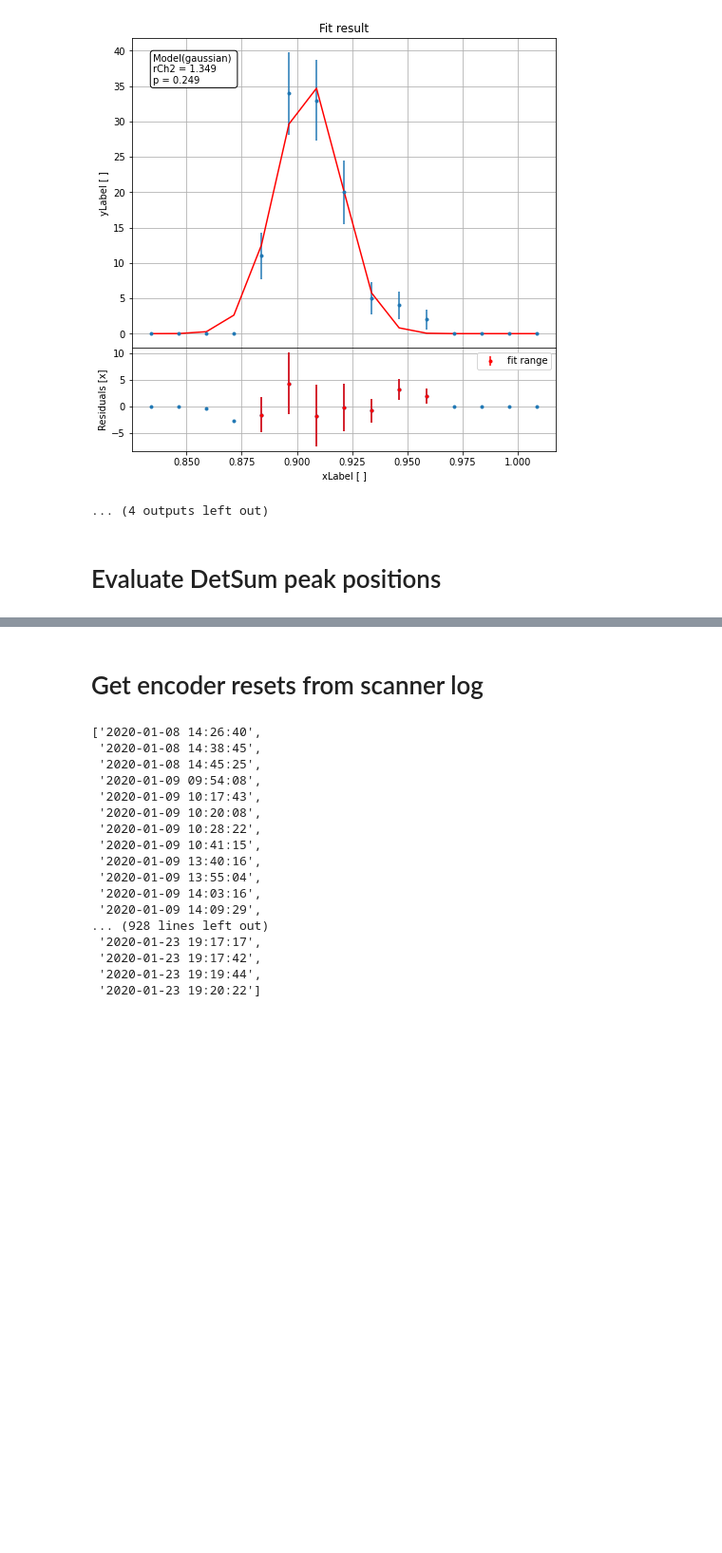
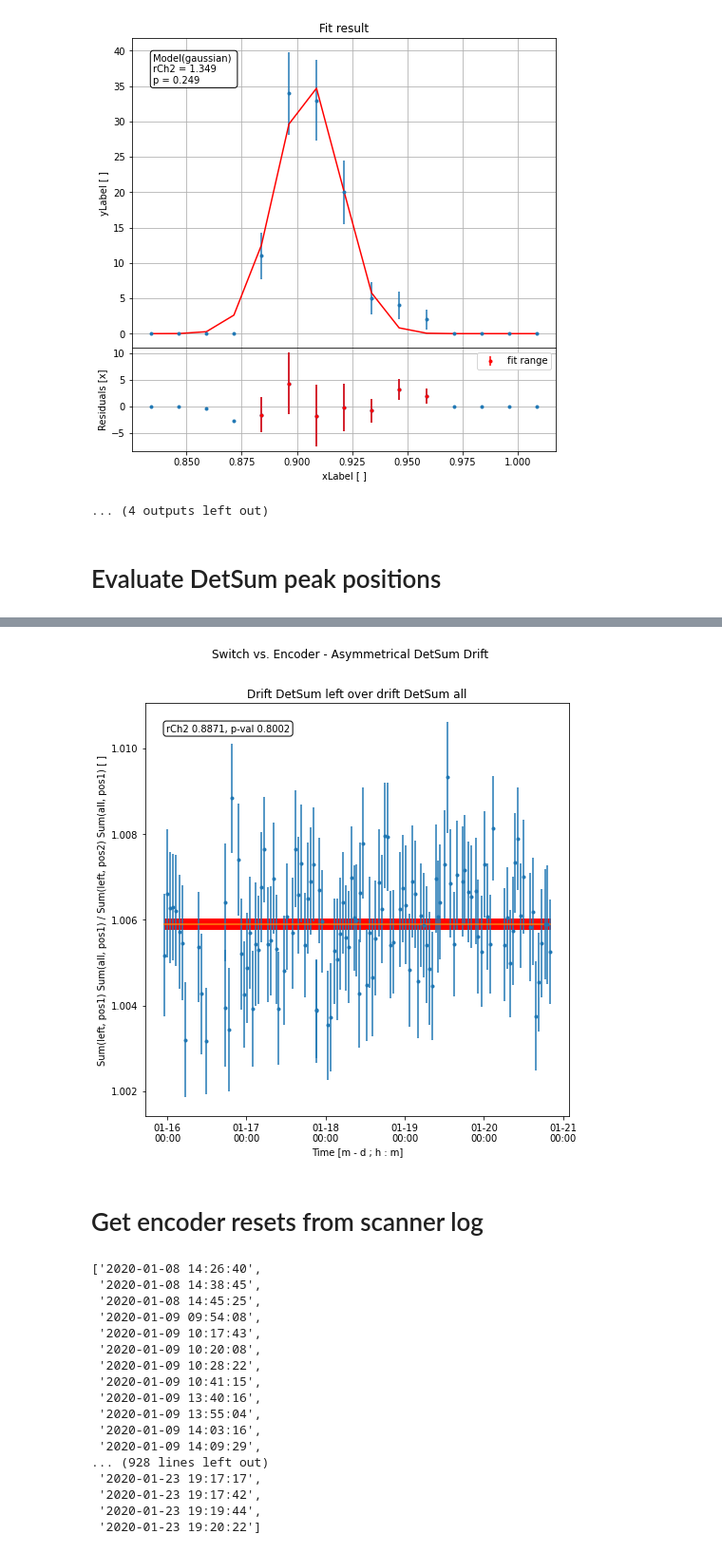
Before and after one commit to maxlampe/panter, a Jupyter notebook: panter/application/sndrift_diffpos.ipynb, the cells around one changed output, grey strips where cells are left out. Shown at 95% size. Saved outputs shown, nothing was run; the diff lists cells and outputs as text; code cells hidden in the pictures; blank space fills up the shorter version.

```diff
--- a/panter/application/sndrift_diffpos.ipynb
+++ b/panter/application/sndrift_diffpos.ipynb
@@ -693,3 +722,64 @@ plt.show()
+# %%
+fig, axs = plt.subplots(1, 1, figsize=(8, 8))
+fig.suptitle("Switch vs. Encoder - Asymmetrical DetSum Drift")
+
+dates_plotS = [datetime.datetime.fromtimestamp(t) for t in timeS_selec.apply(pd.Series)[0].to_numpy()]
+fitsettings = pol0
+
+for pmt in range(1):
+
+    det_left_p = rel_peaksS_selec.apply(pd.Series)[pmt].to_numpy()
+    det_0_p = rel_peaksS.apply(pd.Series)[pmt].to_numpy()
+    det_left_err = rel_peaksS_err_selec.apply(pd.Series)[pmt].to_numpy()
+    det_0_err = rel_peaksS_err.apply(pd.Series)[pmt].to_numpy()
+
+    df = pd.DataFrame(
+        {
+        "x": dates_plotS,
+        "y": det_left_p / det_0_p,
+        "err": np.sqrt( (det_left_err / det_0_p) ** 2 + (det_0_err * det_left_p / det_0_p ** 2) ** 2 ),
+        }
+    )
+
+    dofitclass = eP.DoFit(df)
+    dofitclass.setup(fitsettings)
+    dofitclass.set_bool("boutput", False)
+    dofitclass.fit()
+
+    fit_results = dofitclass.ret_results()
+    c0 = fit_results.params["c0"].value
+    c0_e = fit_results.params["c0"].stderr
+    # c1 = fit_results.params["c1"].value
+    # c1_e = fit_results.params["c1"].stderr
+
+    xfmt = md.DateFormatter("%m-%d\n%H:%M")
+    axs.xaxis.set_major_formatter(xfmt)
+
+    axs.set_title(f"Drift DetSum left over drift DetSum all")
+    axs.set_xlabel("Time [m - d ; h : m]")
+    axs.set_ylabel("Sum(left, pos1) Sum(all, pos1) / Sum(left, pos2) Sum(all, pos1) [ ]")
+    axs.errorbar(
+        x=df["x"],
+        y=df["y"],
+        yerr=df["err"],
+        fmt="."
+    )
+    axs.plot(df["x"], [c0] * len(all_indS_selec))
+    axs.fill_between(df["x"], [c0 - c0_e] * len(all_indS_selec), [c0 + c0_e] * len(all_indS_selec), color="r")
+
+    axs.annotate(
+        f"rCh2 {dofitclass.ret_gof()[0]:0.4f}, p-val {dofitclass.ret_gof()[1]:0.4f}",
+        xy=(0.05, 0.95),
+        xycoords="axes fraction",
+        ha="left",
+        va="top",
+        bbox=dict(boxstyle="round", fc="1"),
+    )
+
+plt.savefig("sndrift_diffpos_asymDetSum.png", dpi=300)
+plt.show()
+# %% [output]
+[figure, added]
 # %% [markdown]
 # Get encoder resets from scanner log
 # %%
```
Also changed, not shown: parts of 6 cells of this notebook.
